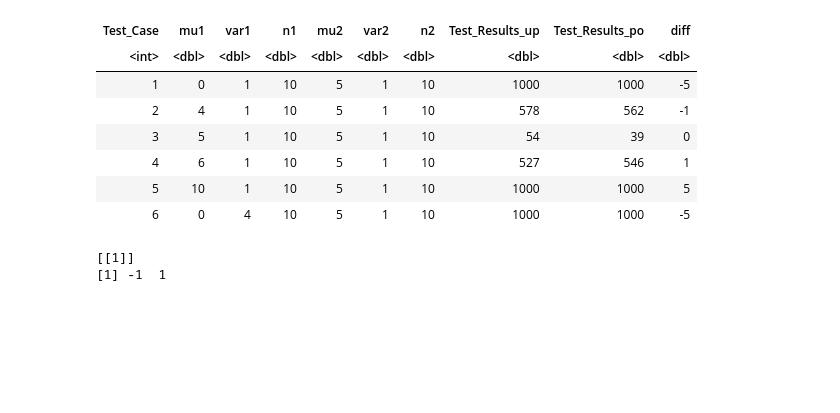
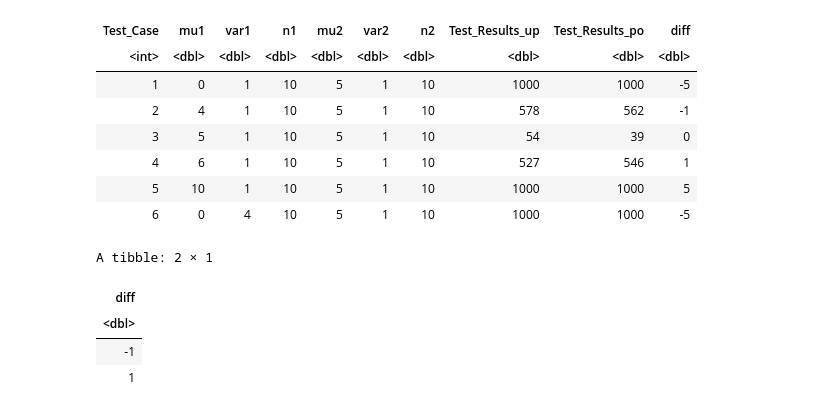
Before and after one commit to hkopanski/502_final_project, a Jupyter notebook: 502_Project.ipynb, the cells around one changed output. Saved outputs shown, nothing was run; the diff lists cells and outputs as text; code cells hidden in the pictures; blank space fills up the shorter version.

```diff
--- a/502_Project.ipynb
+++ b/502_Project.ipynb
@@ -955,10 +1003,13 @@ A tibble: 6 × 10
 | 5 | 10 | 1 | 10 | 5 | 1 | 10 | 1000 | 1000 | 5 |
 | 6 | 0 | 4 | 10 | 5 | 1 | 10 | 1000 | 1000 | -5 |
 # %%
-df_combo2  %>% mutate(diff = mu1 - mu2) %>% filter(Test_Results <= 950, diff !=0 ) %>% select(diff) %>% unique() %>% as.list() %>% unname()
+df_combo2  %>% mutate(diff = mu1 - mu2) %>% filter(Test_Results_up <= 950, diff !=0 ) %>% select(diff) %>% unique()
 # %% [output]
-[[1]]
-[1] -1  1
+A tibble: 2 × 1
+| diff |
+| <dbl> |
+| -1 |
+| 1 |
 # %%
 as.numeric(df_combo2[2,8] + df_combo2[5,8])
 # %% [output]
```
Also changed, not shown: parts of 20 cells of this notebook, 3 other files.
